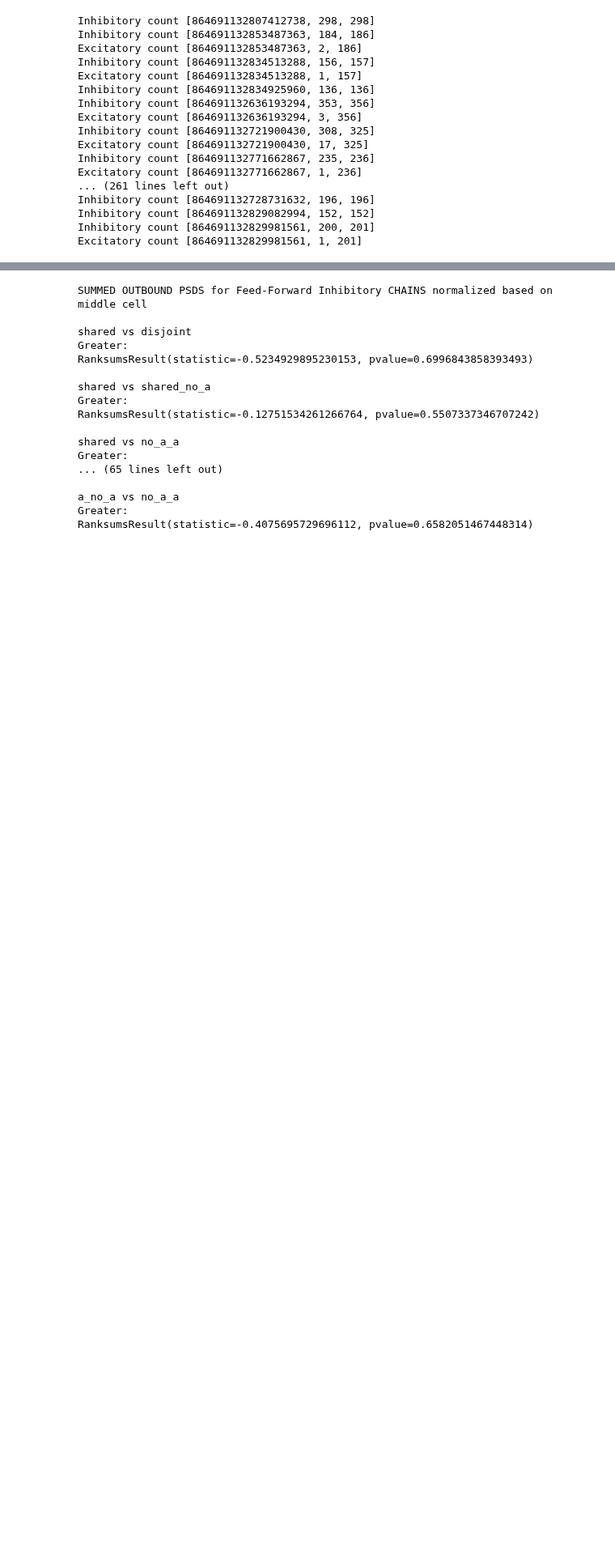
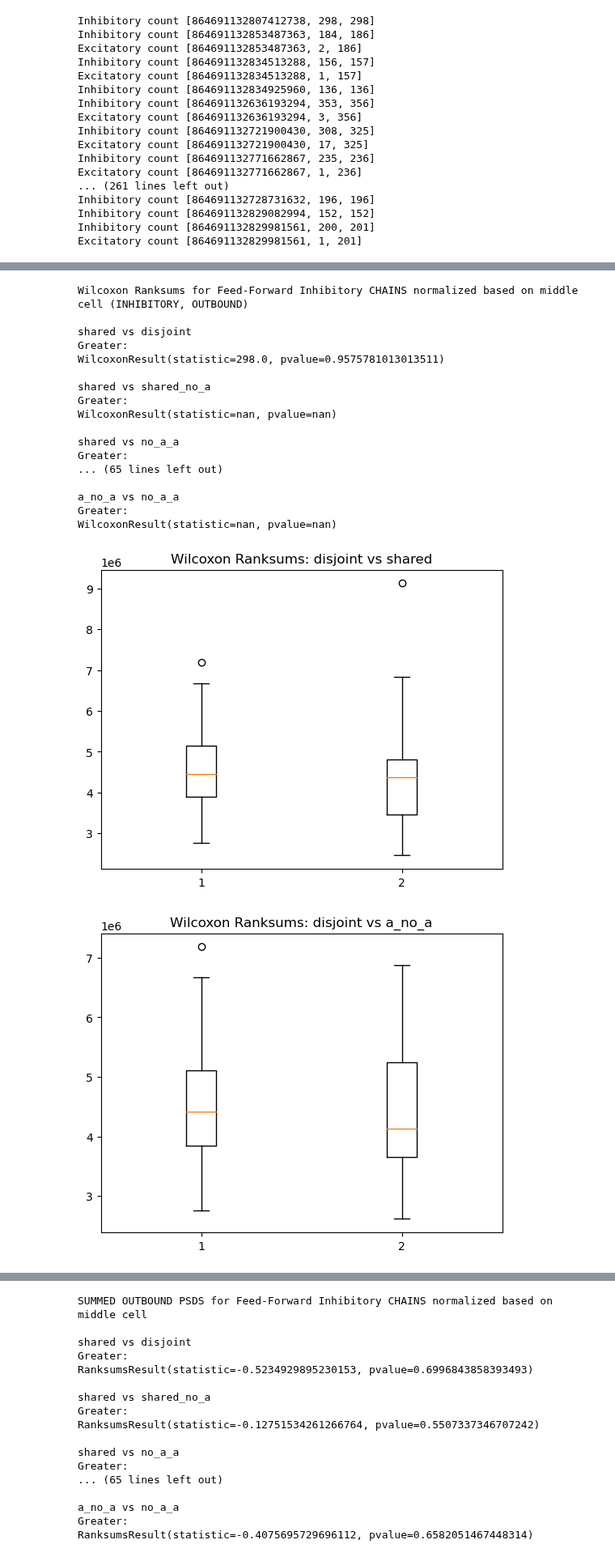
Before and after one commit to Jawagnercarena/Assembly_Organization, a Jupyter notebook: files_to_discuss/SK_chain_participataion_set_analysis_12thNov.ipynb, the cells around one changed output, grey strips where cells are left out. Shown at 81% size. Saved outputs shown, nothing was run; the diff lists cells and outputs as text; code cells hidden in the pictures; blank space fills up the shorter version.

```diff
--- a/files_to_discuss/SK_chain_participataion_set_analysis_12thNov.ipynb
+++ b/files_to_discuss/SK_chain_participataion_set_analysis_12thNov.ipynb
@@ -298,3 +306,16 @@ def a_no_a(pre, post, A):
     return (pre not in no_A) and (post in no_A)
 
 C = [shared, disjoint, shared_no_a, no_a_a, a_no_a]
+# %%
+
+W_excitatory = {}      #set of all assembly pairs that have realized excitaory connections (from k to i)  - else val = 0
+W_inhibitory = {}      #set of all assembly pairs that have realized inhibitory connections (from k to i)  - else val = 0
+B_inhibitory = {}
+B_excitatory = {}
+for j in assembly_pre_root_ids:
+        for i in assembly_post_root_ids:
+            if i != j:
+               W_excitatory[(j, i)] = 0
+               W_inhibitory[(j, i)] = 0
+               B_inhibitory[(j, i)] = 0
+               B_excitatory[(j, i)] = 0
@@ -726,0 +943,43 @@ for cond_function in C:
+# %%
+# Wilcoxon Summed PSDs
+
+# Outbound Summed PSDs
+
+print('\n\nWilcoxon Ranksums for Feed-Forward Inhibitory CHAINS normalized based on middle cell (INHIBITORY, OUTBOUND)')
+for c1 in C:
+    for c2 in C:
+        if c1.__name__ != c2.__name__:
+            print(f'\n{c1.__name__} vs {c2.__name__}')
+             # Find common cells for matched pairs analysis
+            common_cells = set(W_out_feed_forward_inhibition_chains[c1.__name__].keys()) & set(W_out_feed_forward_inhibition_chains[c2.__name__].keys())
+            W_out_feed_forward_inhibition_chains_matched = [W_out_feed_forward_inhibition_chains[c1.__name__][cell] for cell in common_cells]
+            W_out_feed_forward_inhibition_chains_matched2 = [W_out_feed_forward_inhibition_chains[c2.__name__][cell] for cell in common_cells]
+
+            result = stats.wilcoxon((W_out_feed_forward_inhibition_chains_matched), (W_out_feed_forward_inhibition_chains_matched2), alternative='greater')
+
+            print('Greater:')
+            print(result)
+            if result.pvalue < 0.05:
+                plt.figure()
+                plt.boxplot([list(W_out_feed_forward_inhibition_chains_matched), list(W_out_feed_forward_inhibition_chains_matched2)])
+                plt.title(f'Wilcoxon Ranksums: {c1.__name__} vs {c2.__name__}')
+# %% [output]
+Wilcoxon Ranksums for Feed-Forward Inhibitory CHAINS normalized based on middle cell (INHIBITORY, OUTBOUND)
+
+shared vs disjoint
+Greater:
+WilcoxonResult(statistic=298.0, pvalue=0.9575781013013511)
+
+shared vs shared_no_a
+Greater:
+WilcoxonResult(statistic=nan, pvalue=nan)
+
+shared vs no_a_a
+Greater:
+... (65 lines left out)
+
+a_no_a vs no_a_a
+Greater:
+WilcoxonResult(statistic=nan, pvalue=nan)
+[figure, added]
+[figure, added]
```
Also changed, not shown: parts of 61 cells of this notebook.
